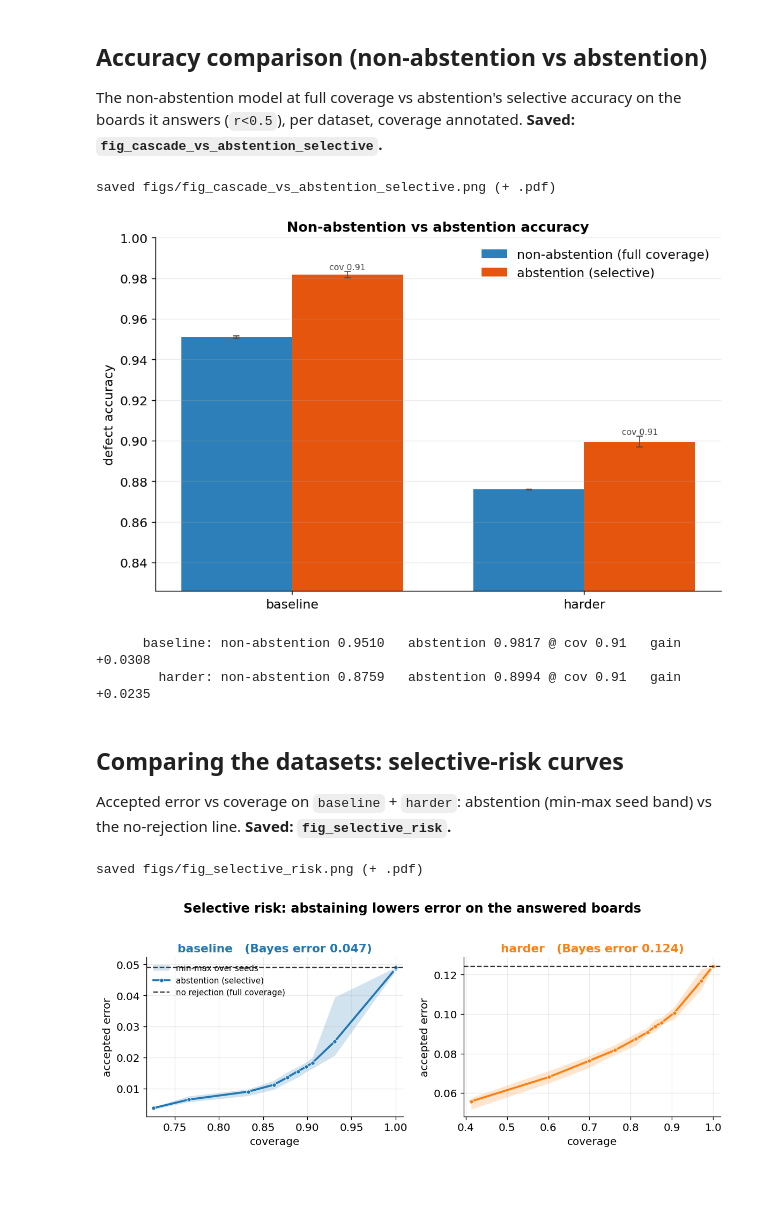
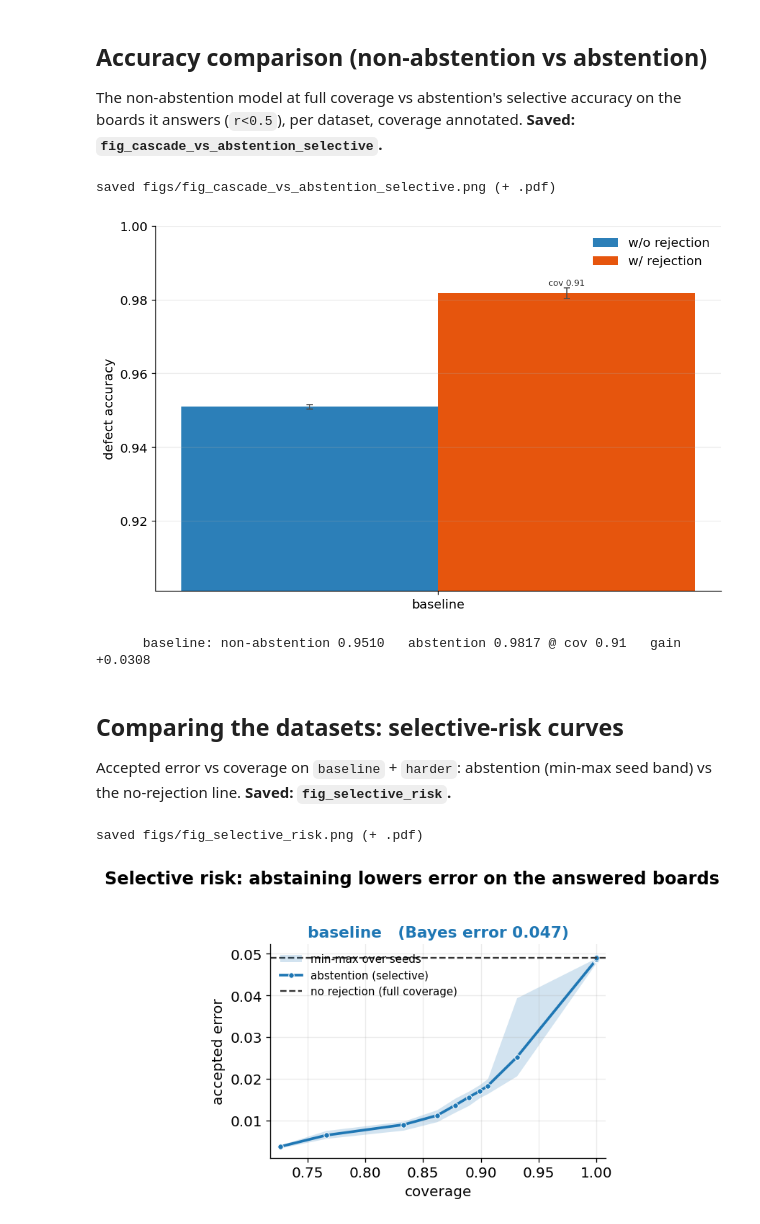
Before and after one commit to raham24/Epistemic-Uncertainty-Aware-Defect-Detection-for-Quality-Control-in-Medical-Device-Manufacturing, a Jupyter notebook: z_synthetic_analysis.ipynb, the cells around one changed output. Cells and saved outputs as stored; diff of their text form; code cells hidden in the pictures; blank space fills up the shorter version.

```diff
--- a/z_synthetic_analysis.ipynb
+++ b/z_synthetic_analysis.ipynb
@@ -224,7 +224,7 @@ The selective-classification figure: coverage vs selective accuracy as the payof
 # o = 1 -> 4 traces the frontier. The star marks the non-abstention model at full coverage (it never
 # abstains). Points up-and-left of a star => abstaining buys accuracy on the boards
 # the model chooses to answer.
-RC_DATASETS = ["baseline", "harder", "imbalanced"]    # baseline + harder + imbalanced
+RC_DATASETS = ["baseline", "increased posterior overlap", "imbalanced"]    # baseline + harder + imbalanced
 pay = study("payoff"); core = study("core")
 if len(pay):
     sm = seed_mean(pay, ["dataset", "o"], ["coverage@0.5", "selective_acc@0.5"])
@@ -474,7 +474,7 @@ def _ms(frame, ds, col):
     return (float(v.mean()), float(v.std())) if len(v) else (np.nan, np.nan)
 
 
-BAR_DATASETS = ["baseline", "harder"]                              # paper datasets
+BAR_DATASETS = ["baseline", "increased posterior overlap"]                              # paper datasets
 sm = seed_mean(pay, ["dataset", "o"], ["coverage@0.5", "selective_acc@0.5"])
 rows = []
 for ds in BAR_DATASETS:
@@ -499,9 +499,9 @@ ab_m = [r[3] for r in rows]; ab_s = [r[4] for r in rows]; cov = [r[5] for r in r
 fig, ax = plt.subplots(figsize=(8.5, 5.5))
 ekw = dict(ecolor="0.3", capsize=3, elinewidth=1)
 ax.bar(x - w/2, na_m, w, yerr=na_s, color=COLORS["cascade"],
-       label="non-abstention (full coverage)", error_kw=ekw)
+       label="w/o rejection", error_kw=ekw)
 ax.bar(x + w/2, ab_m, w, yerr=ab_s, color=COLORS["abstention"],
-       label="abstention (selective)", error_kw=ekw)
+       label="w/ rejection", error_kw=ekw)
 for xi, m, s, c in zip(x + w/2, ab_m, ab_s, cov):                  # coverage label on abstention bars
     ax.annotate(f"cov {c:.2f}", (xi, m + (0 if np.isnan(s) else s)),
                 ha="center", va="bottom", fontsize=8, color="0.25")
@@ -509,15 +509,14 @@ allv = [v for v in na_m + ab_m if not np.isnan(v)]
 ax.set_ylim(max(0.0, min(allv) - 0.05), 1.0)
 ax.set_xticks(x); ax.set_xticklabels(labels)
 ax.set_ylabel("defect accuracy")
-ax.set_title("Non-abstention vs abstention accuracy")
+# ax.set_title("Non-abstention vs abstention accuracy")
 ax.legend(loc="upper right"); ax.grid(axis="x", alpha=0)
 fig.tight_layout(); save_fig(fig, "fig_cascade_vs_abstention_selective"); plt.show()
 print("\n".join(f"{r[0]:>14}: non-abstention {r[1]:.4f}   abstention {r[3]:.4f} @ cov {r[5]:.2f}   gain {r[3]-r[1]:+.4f}" for r in rows))
 # %% [output]
 saved figs/fig_cascade_vs_abstention_selective.png (+ .pdf)
-[figure, old version]
+[figure, new version]
       baseline: non-abstention 0.9510   abstention 0.9817 @ cov 0.91   gain +0.0308
-        harder: non-abstention 0.8759   abstention 0.8994 @ cov 0.91   gain +0.0235
 # %% [markdown]
 ## Comparing the datasets: selective-risk curves
 
@@ -529,36 +528,36 @@ Accepted error vs coverage on `baseline` + `harder`: abstention (min-max seed ba
 # agree number-for-number. Each panel is colored by its dataset (matching the frontier). Line =
 # seed mean; band = min..max over seeds; dashed line = non-abstention full-coverage error (the
 # curve meets it at coverage 1 and falls below it as coverage drops).
-RISK_DATASETS = ["baseline", "harder"]
+RISK_DATASETS = ["baseline", "increased posterior overlap"]
 pay = study("payoff"); core = study("core")
 if len(pay):
     order = [d for d in RISK_DATASETS if d in set(pay["dataset"])]
     fig, axes = plt.subplots(1, len(order), figsize=(5.0 * len(order), 3.9), squeeze=False)
     sm = seed_mean(pay, ["dataset", "o"], ["coverage@0.5", "selective_acc@0.5"])
     for k, ds in enumerate(order):
         ax = axes[0][k]; c = dscolor(ds, k)
         s = (sm[sm.dataset == ds].dropna(subset=["coverage@0.5", "selective_acc@0.5"])
              .sort_values("coverage@0.5"))
         band = (pay[pay.dataset == ds].dropna(subset=["coverage@0.5", "selective_acc@0.5"])
                 .groupby("o").agg(cov=("coverage@0.5", "mean"),
                                   amax=("selective_acc@0.5", "max"),
                                   amin=("selective_acc@0.5", "min")).sort_values("cov"))
         ax.fill_between(band["cov"], 1 - band["amax"], 1 - band["amin"],
                         color=c, alpha=0.20, lw=0, label="min-max over seeds")
         ax.plot(s["coverage@0.5"], 1 - s["selective_acc@0.5"], "-o", ms=4.5, lw=2.2, color=c,
                 markeredgecolor="white", markeredgewidth=0.6, label="abstention (selective)")
         na = core[(core.dataset == ds) & (core.loss == "cascade")]["defect_acc"].mean()
         ax.axhline(1 - na, color=COLORS["bayes"], ls="--", lw=1.4, label="no rejection (full coverage)")
         bayes = 1 - core[core.dataset == ds]["bayes"].mean()
         ax.set_title(f"{ds}   (Bayes error {bayes:.3f})", color=c)
         ax.set_xlabel("coverage"); ax.set_ylabel("accepted error")
         ax.margins(x=0.03); ax.grid(alpha=0.25)
     axes[0][0].legend(loc="upper left", fontsize=9)
     fig.suptitle("Selective risk: abstaining lowers error on the answered boards",
                  fontweight="bold", y=1.02)
     fig.tight_layout(); save_fig(fig, "fig_selective_risk"); plt.show()
 else:
     print("no payoff-study runs with metrics yet")
 # %% [output]
 saved figs/fig_selective_risk.png (+ .pdf)
-[figure, old version]
+[figure, new version]
```
Also changed, not shown: parts of 1 cell of this notebook, 4 other files.
